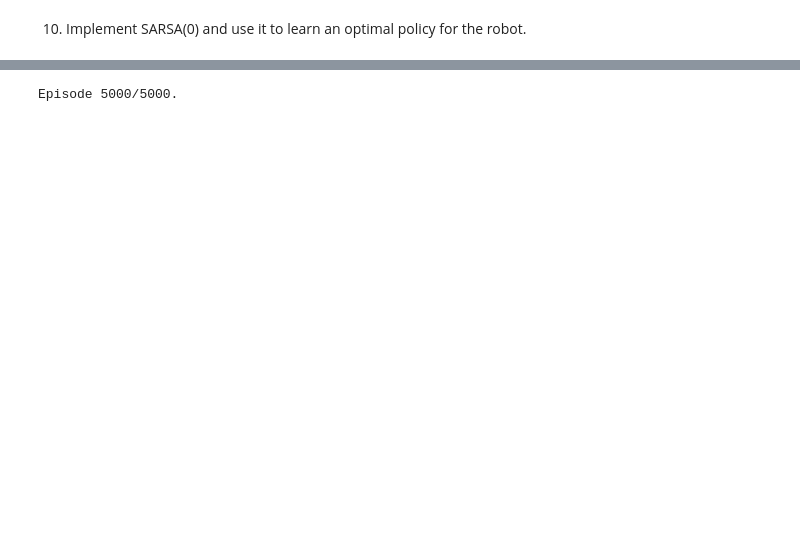
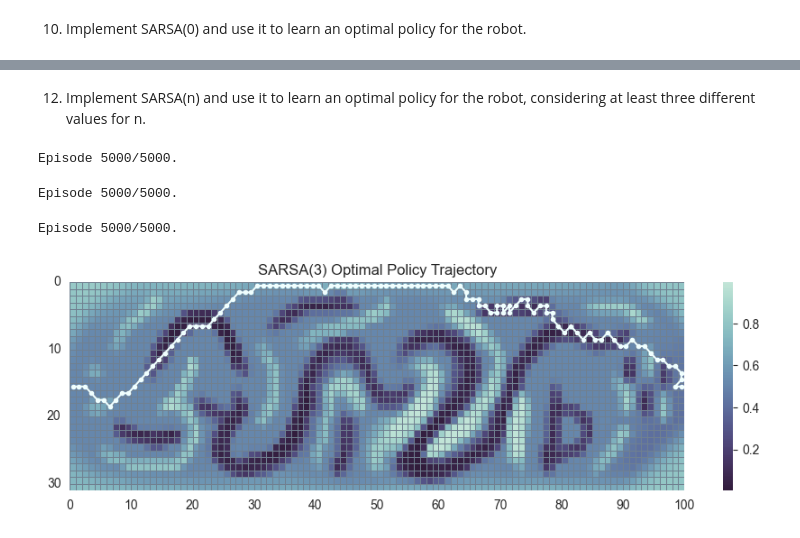
Before and after one commit to kuimetra/reinforcement_learning, a Jupyter notebook: problem_set3/main.ipynb, the cells around one changed output, grey strips where cells are left out. Saved outputs shown, nothing was run; the diff lists cells and outputs as text; code cells hidden in the pictures; blank space fills up the shorter version.

```diff
--- a/problem_set3/main.ipynb
+++ b/problem_set3/main.ipynb
@@ -289 +305,3 @@ plot_trajectory(sarsa0_trajectory, title="SARSA(0) Optimal Policy Trajectory")
+# %% [markdown]
+12. Implement SARSA(n) and use it to learn an optimal policy for the robot, considering at least three different values for n.
 # %%
@@ -333 +381,5 @@ def sarsa_n(env, n, num_episodes, episode_steps=1000, alpha=0.1, gamma=1, epsilo
+# %%
+sarsa3_Q, sarsa3_stats = sarsa_n(env, n=3, num_episodes=5000)
+# %% [output]
+Episode 5000/5000.
 # %%
@@ -335,3 +387,13 @@ sarsa_n_Q = sarsa_n(env, n=5, num_episodes=5000)
 # %% [output]
 Episode 5000/5000.
+# %%
+sarsa10_Q, sarsa10_stats = sarsa_n(env, n=10, num_episodes=5000)
+# %% [output]
+Episode 5000/5000.
+# %%
+sarsa3_trajectory = get_trajectory(env, Q=sarsa3_Q)
+# %%
+plot_trajectory(env, sarsa3_trajectory, title="SARSA(3) Policy Trajectory")
+# %% [output]
+[figure, added]
 # %%
```
Also changed, not shown: parts of 28 cells of this notebook.
